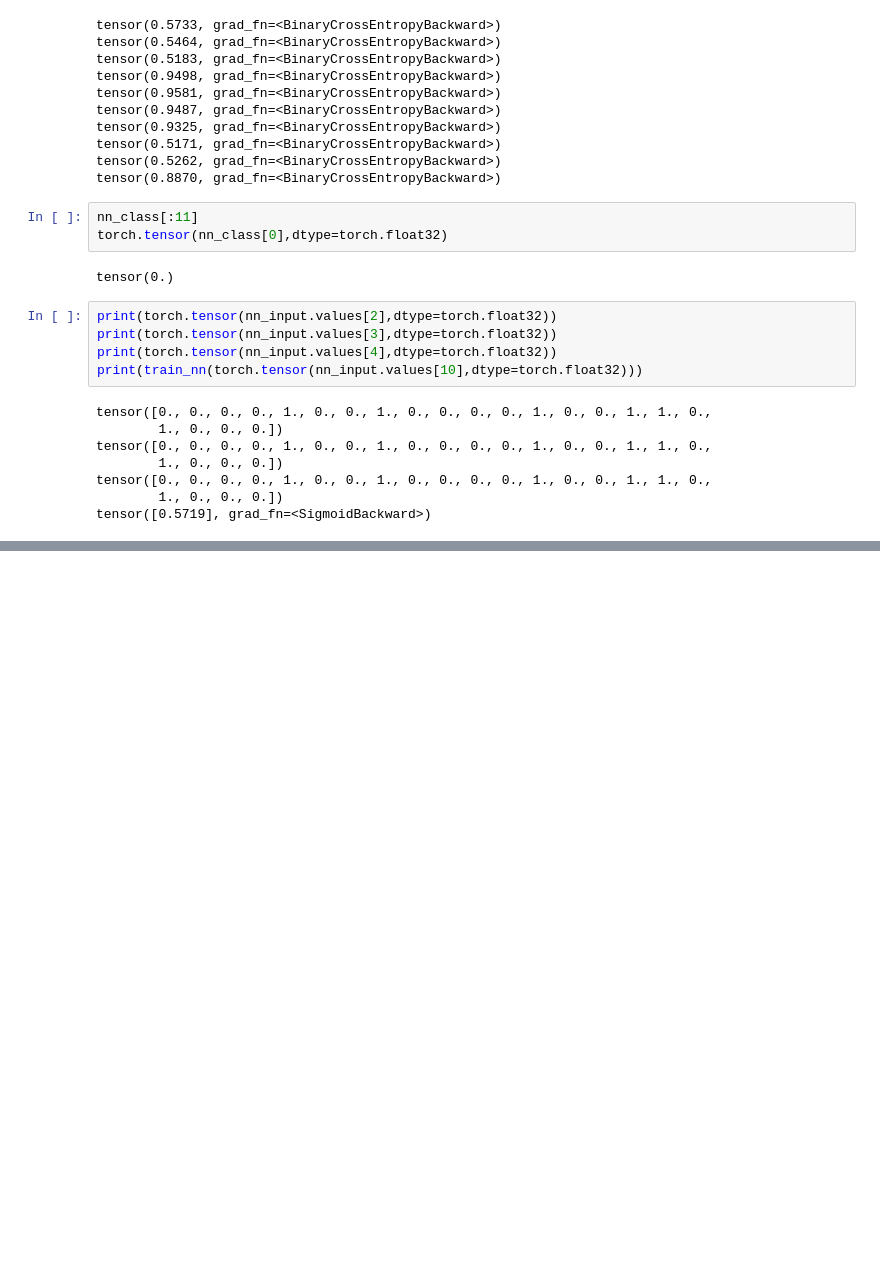
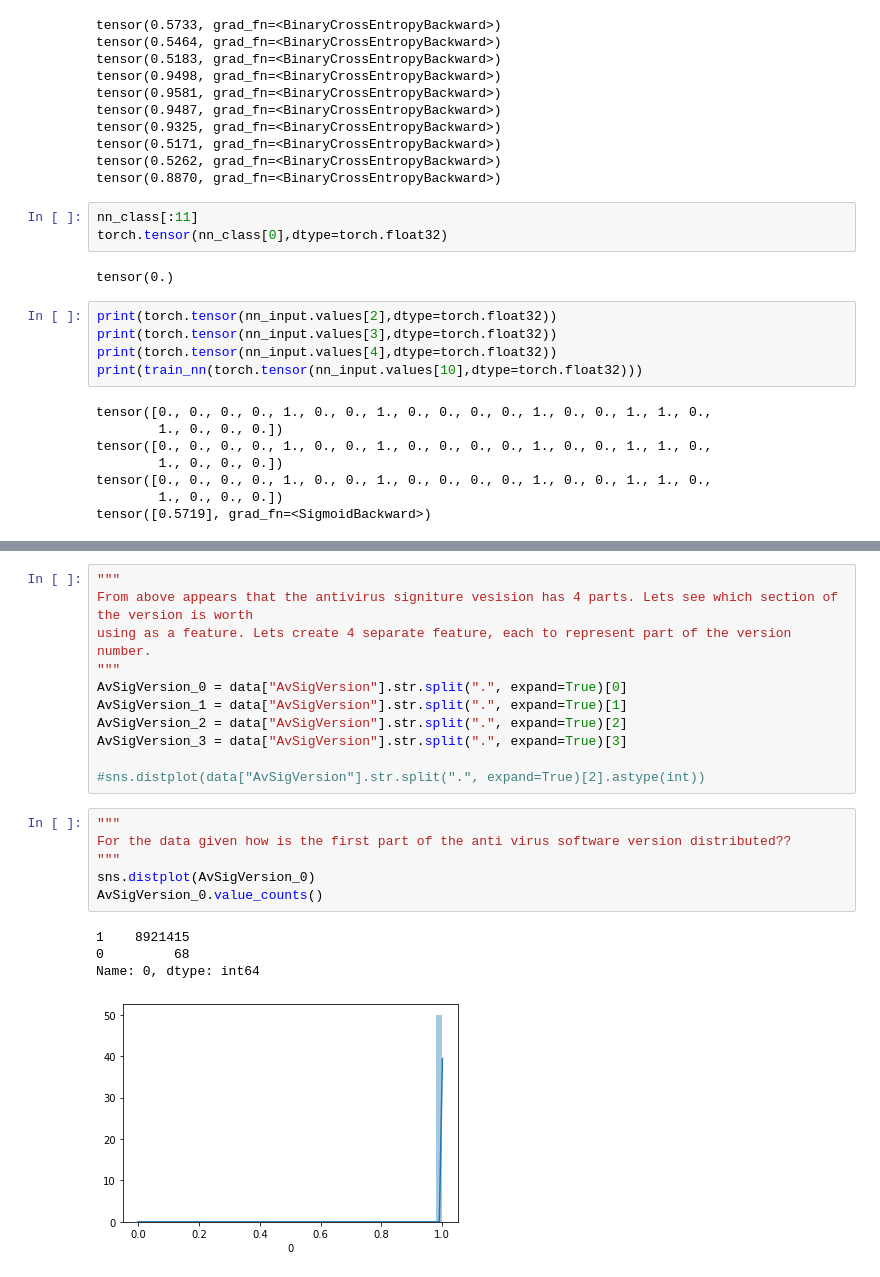
Before and after one commit to mshaio/Cyber, a Jupyter notebook: MicrosoftMalwarePredictionData/PC Virus Infection NN.ipynb, the cells around one changed output, grey strips where cells are left out. Saved outputs shown, nothing was run; the diff lists cells and outputs as text; blank space fills up the shorter version.

Commit message:
Updated plots to find distribution of the antivirus versions.Also started to catigorical embed AVSigVersion feature

```diff
--- a/MicrosoftMalwarePredictionData/PC Virus Infection NN.ipynb
+++ b/MicrosoftMalwarePredictionData/PC Virus Infection NN.ipynb
@@ -279 +277,23 @@ AvSigVersion_1 = data["AvSigVersion"].str.split(".", expand=True)[1]
+# %%
+"""
+From above appears that the antivirus signiture vesision has 4 parts. Lets see which section of the version is worth
+using as a feature. Lets create 4 separate feature, each to represent part of the version number.
+"""
+AvSigVersion_0 = data["AvSigVersion"].str.split(".", expand=True)[0]
+AvSigVersion_1 = data["AvSigVersion"].str.split(".", expand=True)[1]
+AvSigVersion_2 = data["AvSigVersion"].str.split(".", expand=True)[2]
+AvSigVersion_3 = data["AvSigVersion"].str.split(".", expand=True)[3]
+
+#sns.distplot(data["AvSigVersion"].str.split(".", expand=True)[2].astype(int))
+# %%
+"""
+For the data given how is the first part of the anti virus software version distributed??
+"""
+sns.distplot(AvSigVersion_0)
+AvSigVersion_0.value_counts()
+# %% [output]
+1    8921415
+0         68
+Name: 0, dtype: int64
+[figure, added]
 # %%
```
Also changed, not shown: parts of 12 cells of this notebook.
